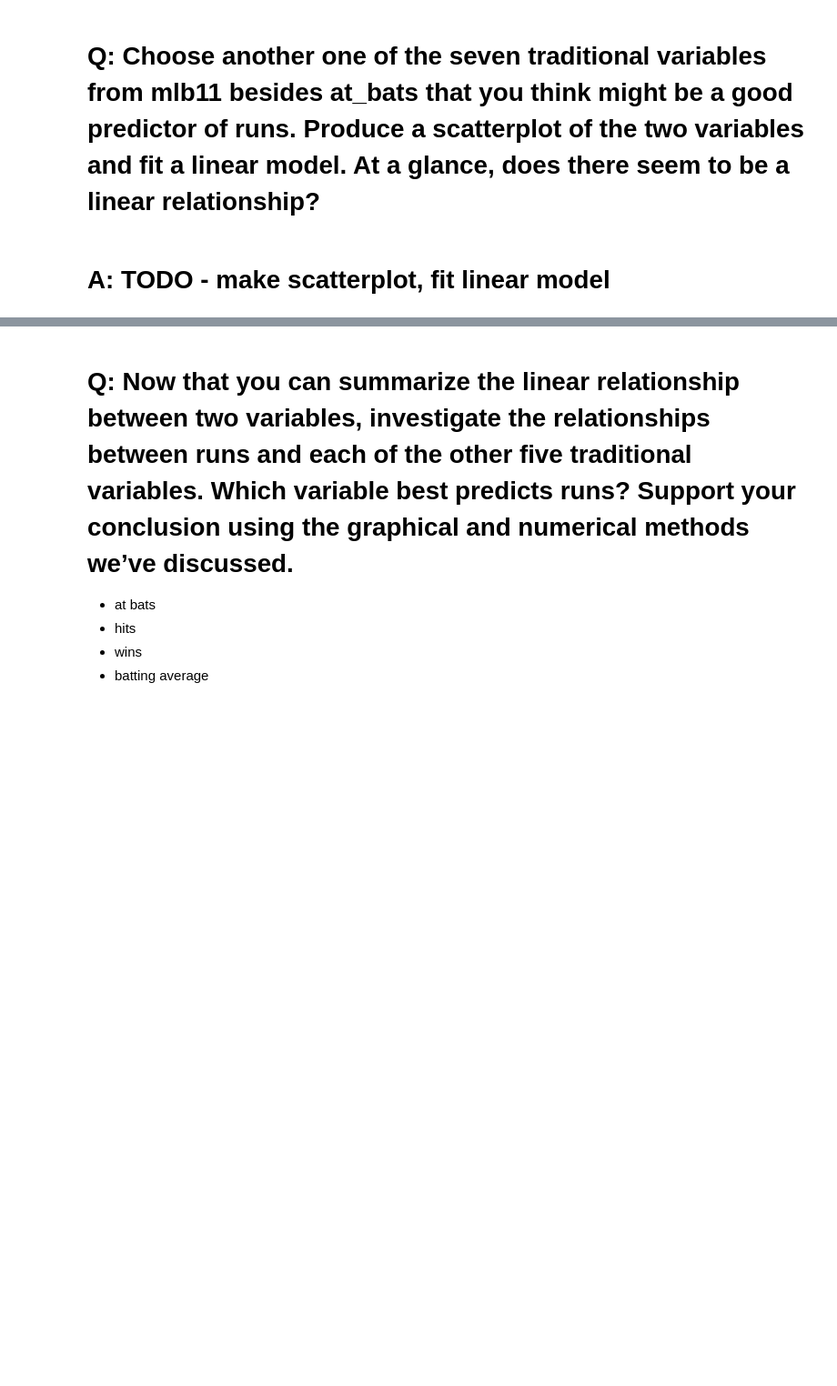
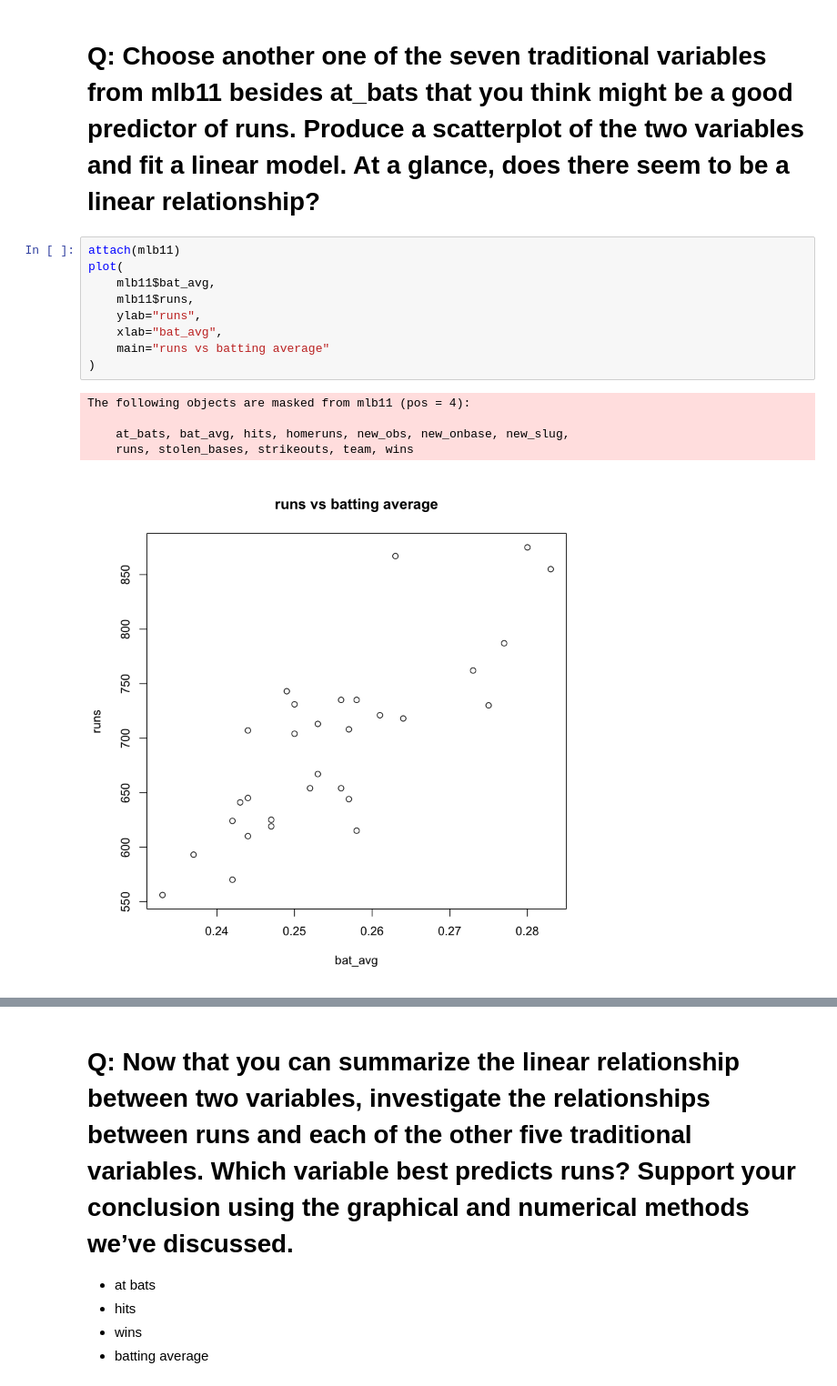
Before and after one commit to elliottevers/statistics, a Jupyter notebook: labs/module_3/week_2/simple_regression.ipynb, the cells around one changed output, grey strips where cells are left out. Shown: that part at 91% size. Drawn from its saved outputs; the diff is of its cells as text; blank space fills up the shorter version.

Commit message:
finished simple linear regression

```diff
--- a/labs/module_3/week_2/simple_regression.ipynb
+++ b/labs/module_3/week_2/simple_regression.ipynb
@@ -264,5 +250,18 @@ ggplot(data = m1, aes(sample = .resid)) +
 # A: true
 # %% [markdown]
 # Q: Choose another one of the seven traditional variables from mlb11 besides at_bats that you think might be a good predictor of runs. Produce a scatterplot of the two variables and fit a linear model. At a glance, does there seem to be a linear relationship?
-# %% [markdown]
-# A: TODO - make scatterplot, fit linear model
+# %%
+attach(mlb11)
+plot(
+    mlb11$bat_avg,
+    mlb11$runs,
+    ylab="runs",
+    xlab="bat_avg",
+    main="runs vs batting average"
+)
+# %% [output]
+The following objects are masked from mlb11 (pos = 4):
+
+    at_bats, bat_avg, hits, homeruns, new_obs, new_onbase, new_slug,
+    runs, stolen_bases, strikeouts, team, wins
+[figure, added]
```
Also changed, not shown: parts of 14 cells of this notebook, 1 other file.
